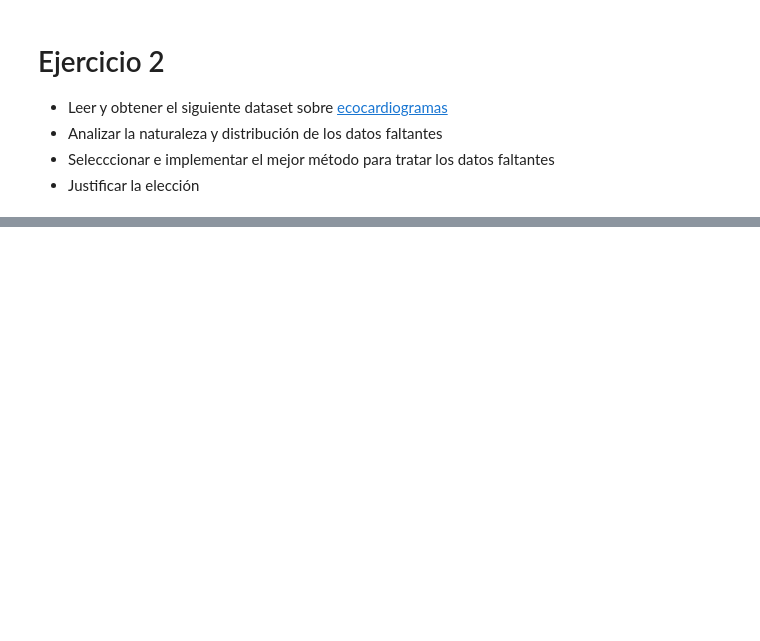
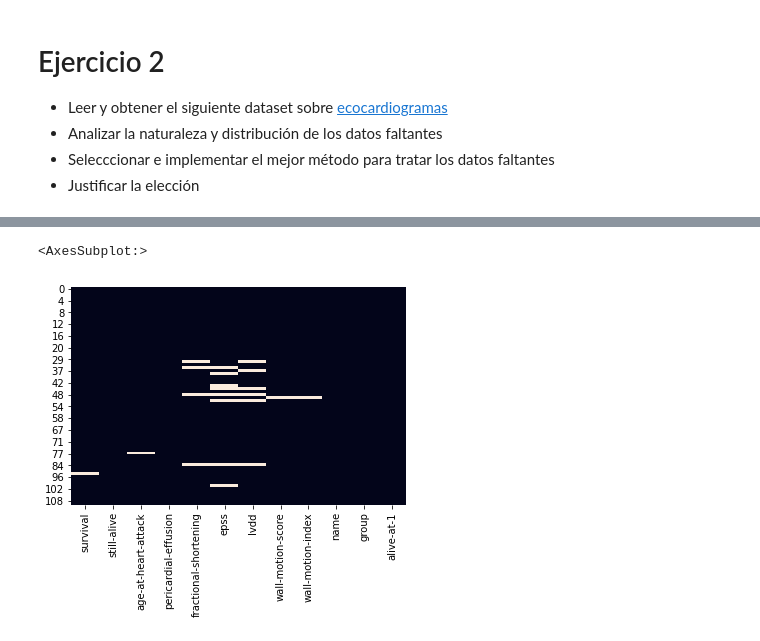
Before and after one commit to ArianMisino/BaseDeDatos2UM, a Jupyter notebook: 2 - TP2.ipynb, the cells around one changed output, grey strips where cells are left out. Saved outputs shown, nothing was run; the diff lists cells and outputs as text; code cells hidden in the pictures; blank space fills up the shorter version.

```diff
--- a/2 - TP2.ipynb
+++ b/2 - TP2.ipynb
@@ -176,0 +254,9 @@ Name: M.COLOR, Length: 76, dtype: object
+# %%
+df_sin_muestras = df2.copy(deep = False)
+# Obtener índices de muestras con más de dos atributos faltantes
+faltantes_index = df_sin_muestras[df_sin_muestras['alive-at-1'] == '?'].index
+# Eliminar esos índices de el dataframe
+df_sin_muestras = df_sin_muestras.drop(faltantes_index, axis=0)
+# para columna mult
+df_sin_muestras.drop("mult",inplace=True, axis=1)
+df_sin_muestras
@@ -176,0 +277,5 @@ Name: M.COLOR, Length: 76, dtype: object
+# %%
+sns.heatmap(df_sin_muestras.isin(['?']), cbar=False)
+# %% [output]
+<AxesSubplot:>
+[figure, added]
```
Also changed, not shown: parts of 10 cells of this notebook, 2 other files.
